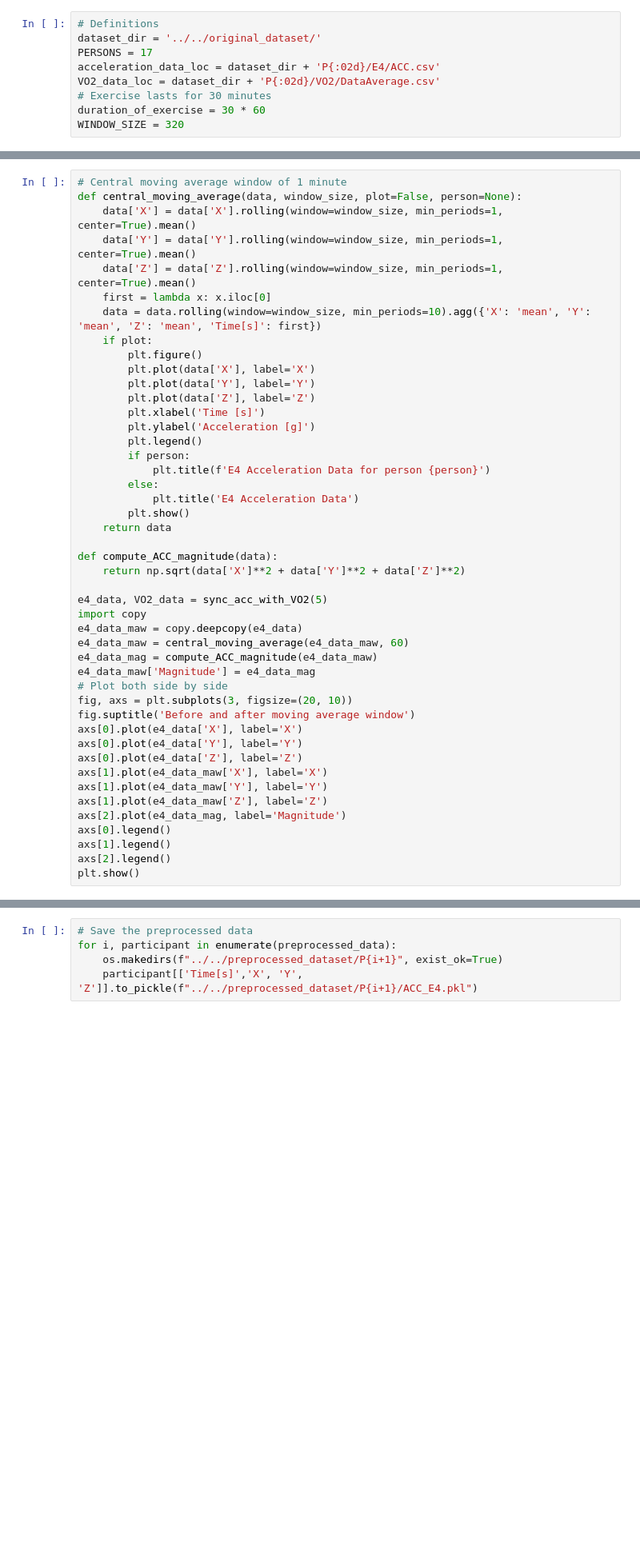
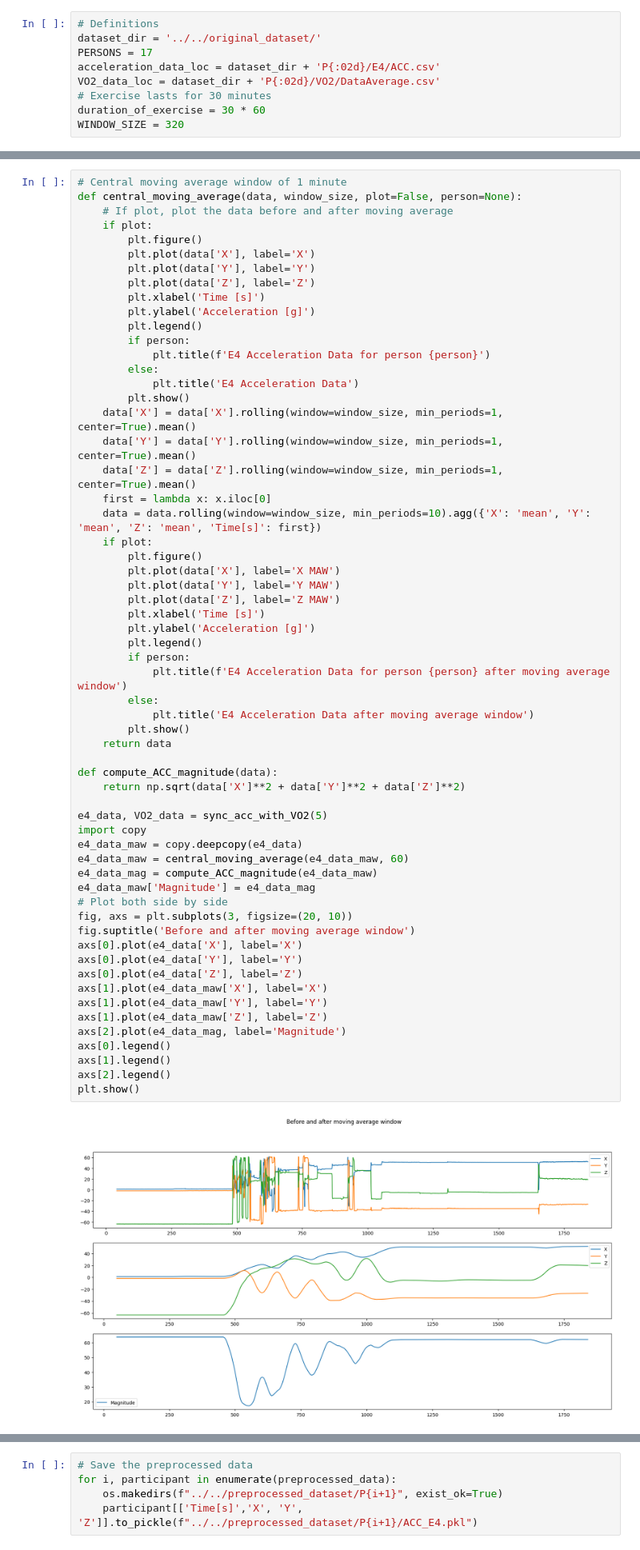
Before and after one commit to ConnorReed246/DataMiningProject, a Jupyter notebook: scripts/1_Preprocessing/E4_preprocessing.ipynb, the cells around one changed output, grey strips where cells are left out. Shown at 80% size. Drawn from its saved outputs; the diff is of its cells as text; blank space fills up the shorter version.

Commit message:
Added more plots to E4 preprocessing for presentation

```diff
--- a/scripts/1_Preprocessing/E4_preprocessing.ipynb
+++ b/scripts/1_Preprocessing/E4_preprocessing.ipynb
@@ -170,11 +188,7 @@ def outlier_handling(data):
 # %%
 # Central moving average window of 1 minute
 def central_moving_average(data, window_size, plot=False, person=None):
-    data['X'] = data['X'].rolling(window=window_size, min_periods=1, center=True).mean()
-    data['Y'] = data['Y'].rolling(window=window_size, min_periods=1, center=True).mean()
-    data['Z'] = data['Z'].rolling(window=window_size, min_periods=1, center=True).mean()
-    first = lambda x: x.iloc[0]
-    data = data.rolling(window=window_size, min_periods=10).agg({'X': 'mean', 'Y': 'mean', 'Z': 'mean', 'Time[s]': first})
+    # If plot, plot the data before and after moving average
     if plot:
         plt.figure()
         plt.plot(data['X'], label='X')
@@ -186,33 +200,53 @@ def central_moving_average(data, window_size, plot=False, person=None):
         if person:
             plt.title(f'E4 Acceleration Data for person {person}')
         else:
             plt.title('E4 Acceleration Data')
+        plt.show()
+    data['X'] = data['X'].rolling(window=window_size, min_periods=1, center=True).mean()
+    data['Y'] = data['Y'].rolling(window=window_size, min_periods=1, center=True).mean()
+    data['Z'] = data['Z'].rolling(window=window_size, min_periods=1, center=True).mean()
+    first = lambda x: x.iloc[0]
+    data = data.rolling(window=window_size, min_periods=10).agg({'X': 'mean', 'Y': 'mean', 'Z': 'mean', 'Time[s]': first})
+    if plot:
+        plt.figure()
+        plt.plot(data['X'], label='X MAW')
+        plt.plot(data['Y'], label='Y MAW')
+        plt.plot(data['Z'], label='Z MAW')
+        plt.xlabel('Time [s]')
+        plt.ylabel('Acceleration [g]')
+        plt.legend()
+        if person:
+            plt.title(f'E4 Acceleration Data for person {person} after moving average window')
+        else:
+            plt.title('E4 Acceleration Data after moving average window')
         plt.show()
     return data
 
 def compute_ACC_magnitude(data):
     return np.sqrt(data['X']**2 + data['Y']**2 + data['Z']**2)
 
 e4_data, VO2_data = sync_acc_with_VO2(5)
 import copy
 e4_data_maw = copy.deepcopy(e4_data)
 e4_data_maw = central_moving_average(e4_data_maw, 60)
 e4_data_mag = compute_ACC_magnitude(e4_data_maw)
 e4_data_maw['Magnitude'] = e4_data_mag
 # Plot both side by side
 fig, axs = plt.subplots(3, figsize=(20, 10))
 fig.suptitle('Before and after moving average window')
 axs[0].plot(e4_data['X'], label='X')
 axs[0].plot(e4_data['Y'], label='Y')
 axs[0].plot(e4_data['Z'], label='Z')
 axs[1].plot(e4_data_maw['X'], label='X')
 axs[1].plot(e4_data_maw['Y'], label='Y')
 axs[1].plot(e4_data_maw['Z'], label='Z')
 axs[2].plot(e4_data_mag, label='Magnitude')
 axs[0].legend()
 axs[1].legend()
 axs[2].legend()
 plt.show()
+# %% [output]
+[figure, added]
 # %%
 # Complete the ACC data preprocessing for all persons
 preprocessed_data = []
```
Also changed, not shown: parts of 2 cells of this notebook.
